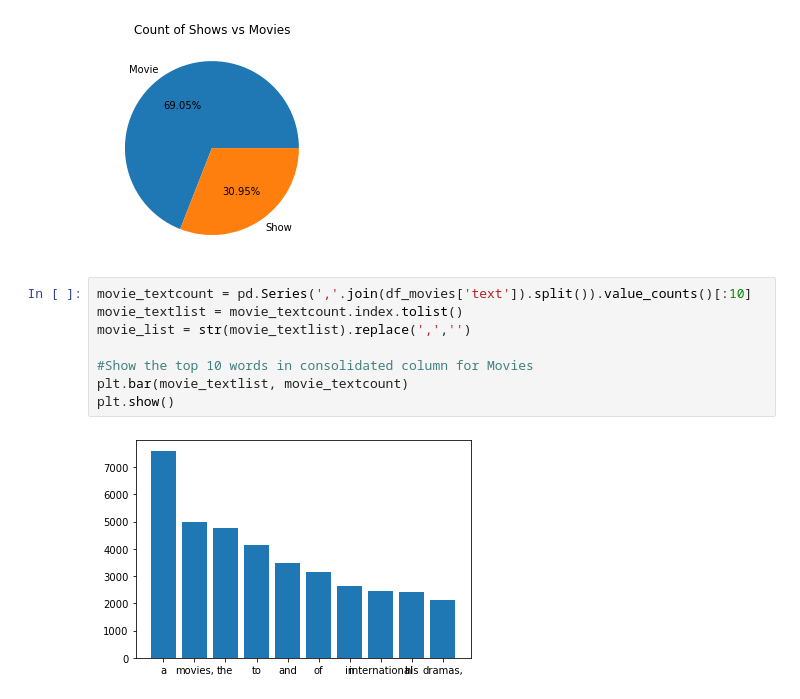
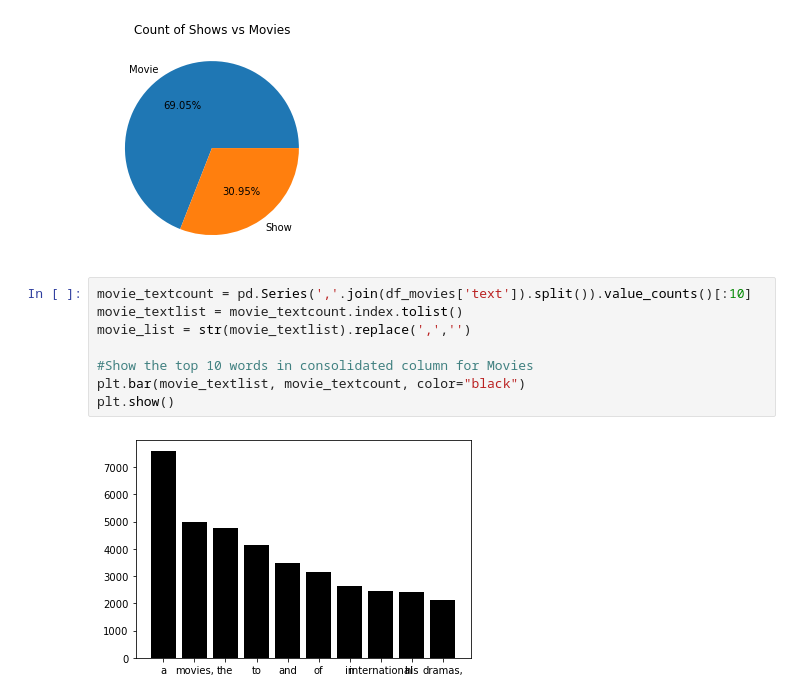
Before and after one commit to mariatan0/netflix-recommender, a Jupyter notebook: movie_show_notebook.ipynb, the cells around one changed output. Saved outputs shown, nothing was run; the diff lists cells and outputs as text.

Commit message:
Changed color on bar graph

```diff
--- a/movie_show_notebook.ipynb
+++ b/movie_show_notebook.ipynb
@@ -350,13 +350,13 @@ plt.show()
 # %%
 movie_textcount = pd.Series(','.join(df_movies['text']).split()).value_counts()[:10]
 movie_textlist = movie_textcount.index.tolist()
 movie_list = str(movie_textlist).replace(',','')
 
 #Show the top 10 words in consolidated column for Movies
-plt.bar(movie_textlist, movie_textcount)
+plt.bar(movie_textlist, movie_textcount, color="black")
 plt.show()
 # %% [output]
-[figure, old version]
+[figure, new version]
 # %%
 df_genre = pd.DataFrame(df_netflix['listed_in'])
 genre_count = df_genre.listed_in.str.split(', ',expand=True).stack().value_counts()
```
Also changed, not shown: parts of 1 cell of this notebook.
